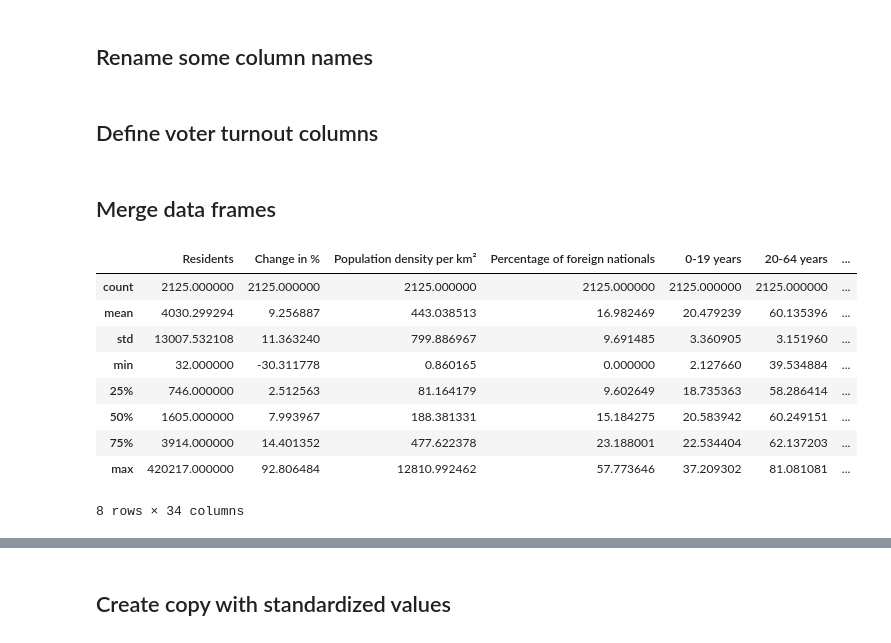
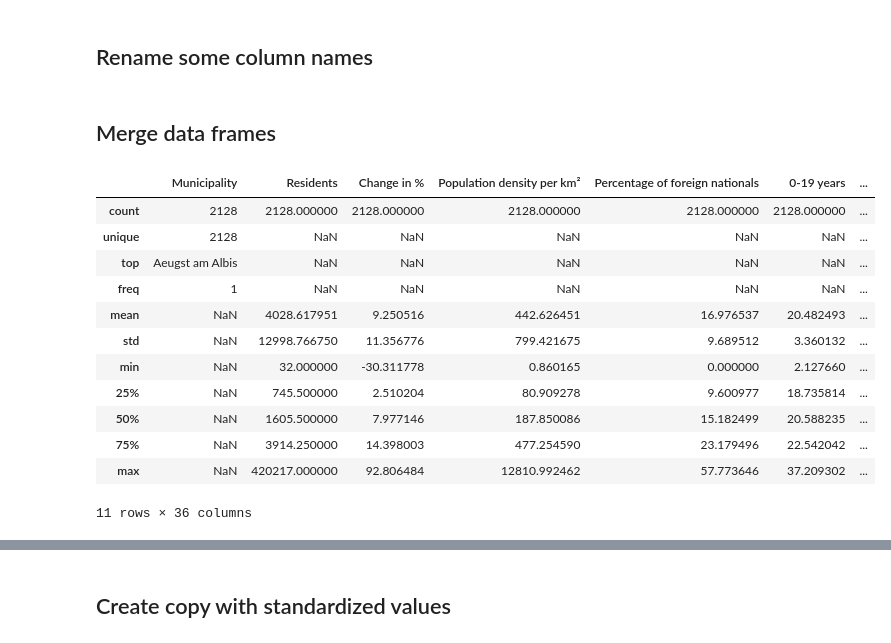
Before and after one commit to t4d-gmbh/voter-turnout-in-switzerland, a Jupyter notebook: voter-turnout-in-switzerland.ipynb, the cells around one changed output, grey strips where cells are left out. Saved outputs shown, nothing was run; the diff lists cells and outputs as text; code cells hidden in the pictures.

```diff
--- a/voter-turnout-in-switzerland.ipynb
+++ b/voter-turnout-in-switzerland.ipynb
@@ -39,11 +49,12 @@ from bokeh          import events
 # %%
-municipalities = pd.read_csv("data/preprocessed/je-d-21.03.01-gemeindeportraits-preprocessed.csv",       sep=";")
-turnouts2023   = pd.read_csv("data/original/sd-t-17.02-NRW2023-wahlbeteiligung-appendix.csv",            sep=";")
-turnouts2019   = pd.read_csv("data/original/sd-t-17.02-NRW2019-wahlbeteiligung-gemeinden-APPENDIX.csv",  sep=";")
+municipalities   = pd.read_csv("data/preprocessed/je-d-21.03.01-gemeindeportraits-preprocessed.csv",       sep=";")
+commune_register = pd.read_csv("data/preprocessed/be-t-00.04-agv-01-amtliches-gemeindeverzeichnis.csv",    sep=";")
+turnouts2023     = pd.read_csv("data/original/sd-t-17.02-NRW2023-wahlbeteiligung-appendix.csv",            sep=";")
+turnouts2019     = pd.read_csv("data/original/sd-t-17.02-NRW2019-wahlbeteiligung-gemeinden-APPENDIX.csv",  sep=";")
 
 # Élections cantonales neuchâteloises de 2021: Evolution du taux de participation
 # https://www.ne.ch/autorites/CHAN/CHAN/elections-votations/stat/Pages/210418.aspx
-turnoutsNE     = pd.read_csv("data/preprocessed/ne-2021-04-18-cantonal-elections.csv",                    sep=";")
+turnoutsNE       = pd.read_csv("data/preprocessed/ne-2021-04-18-cantonal-elections.csv",                    sep=";")
 # %% [markdown]
 ## Select relevant columns and rows
 # %%
@@ -52,4 +63,7 @@ turnouts2023 = turnouts2023.loc[turnouts2023["ebene_resultat"] != "Kanton" ]
 
 turnouts2019 = turnouts2019[ ["gemeinde_bezeichnung", "wahlbeteiligung"] ]
 turnouts2023 = turnouts2023[ ["geoLevelName", "wahlbeteiligung"] ]
+
+commune_register = commune_register[ ["Name of commune", "Canton"] ]
+
 municipalities.drop(columns=["Number of commune"], inplace=True)
@@ -101,5 +99,3 @@ municipalities.rename(columns = {
   'Name of commune':          'Municipality',
   'Foreign nationals in %':   'Percentage of foreign nationals'
 }, inplace = True)
-# %% [markdown]
-## Define voter turnout columns
@@ -108,20 +102,29 @@ voter_turnout_columns = ['turnout2019', 'turnout2023', 'turnout_Neuchatel_2021']
+# %%
+commune_register.rename(columns = {
+  'Name of commune': 'Municipality'
+}, inplace = True)
 # %% [markdown]
 ## Merge data frames
 # %%
 data = pd.merge(municipalities, turnouts2023, on='Municipality', how='inner')
-data = pd.merge(data, turnouts2019, on='Municipality', how='left')
-data = pd.merge(data, turnoutsNE, on='Municipality', how='left')
+data = pd.merge(data, turnouts2019,           on='Municipality', how='left')
+data = pd.merge(data, turnoutsNE,             on='Municipality', how='left')
+data = pd.merge(data, commune_register,       on='Municipality', how='left')
 # %%
 # Check for missing values
-data.describe()
+data.describe(include='all')
+#data[["Total surface area in km2"]].describe()
 # %% [output]
-|  | Residents | Change in % | Population density per km² | Percentage of foreign nationals | 0-19 years | 20-64 years | ... |
-| count | 2125.000000 | 2125.000000 | 2125.000000 | 2125.000000 | 2125.000000 | 2125.000000 | ... |
-| mean | 4030.299294 | 9.256887 | 443.038513 | 16.982469 | 20.479239 | 60.135396 | ... |
-| std | 13007.532108 | 11.363240 | 799.886967 | 9.691485 | 3.360905 | 3.151960 | ... |
-| min | 32.000000 | -30.311778 | 0.860165 | 0.000000 | 2.127660 | 39.534884 | ... |
-| 25% | 746.000000 | 2.512563 | 81.164179 | 9.602649 | 18.735363 | 58.286414 | ... |
-| 50% | 1605.000000 | 7.993967 | 188.381331 | 15.184275 | 20.583942 | 60.249151 | ... |
-| 75% | 3914.000000 | 14.401352 | 477.622378 | 23.188001 | 22.534404 | 62.137203 | ... |
-| max | 420217.000000 | 92.806484 | 12810.992462 | 57.773646 | 37.209302 | 81.081081 | ... |
+|  | Municipality | Residents | Change in % | Population density per km² | Percentage of foreign nationals | 0-19 years | ... |
+| count | 2128 | 2128.000000 | 2128.000000 | 2128.000000 | 2128.000000 | 2128.000000 | ... |
+| unique | 2128 | NaN | NaN | NaN | NaN | NaN | ... |
+| top | Aeugst am Albis | NaN | NaN | NaN | NaN | NaN | ... |
+| freq | 1 | NaN | NaN | NaN | NaN | NaN | ... |
+| mean | NaN | 4028.617951 | 9.250516 | 442.626451 | 16.976537 | 20.482493 | ... |
+| std | NaN | 12998.766750 | 11.356776 | 799.421675 | 9.689512 | 3.360132 | ... |
+| min | NaN | 32.000000 | -30.311778 | 0.860165 | 0.000000 | 2.127660 | ... |
+| 25% | NaN | 745.500000 | 2.510204 | 80.909278 | 9.600977 | 18.735814 | ... |
+| 50% | NaN | 1605.500000 | 7.977146 | 187.850086 | 15.182499 | 20.588235 | ... |
+| 75% | NaN | 3914.250000 | 14.398003 | 477.254590 | 23.179496 | 22.542042 | ... |
+| max | NaN | 420217.000000 | 92.806484 | 12810.992462 | 57.773646 | 37.209302 | ... |
-8 rows × 34 columns
+11 rows × 36 columns
```
Also changed, not shown: parts of 40 cells of this notebook.
